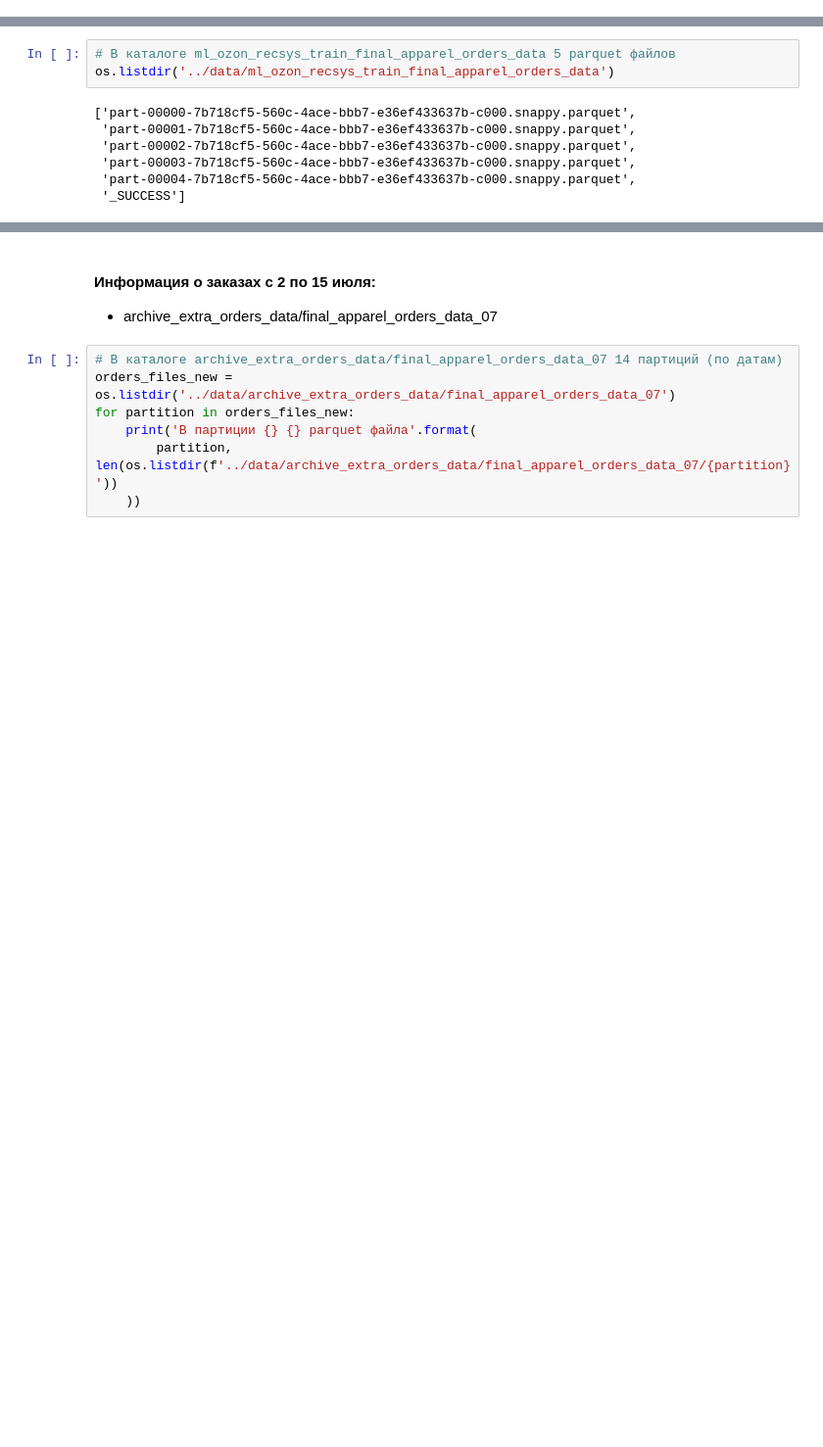
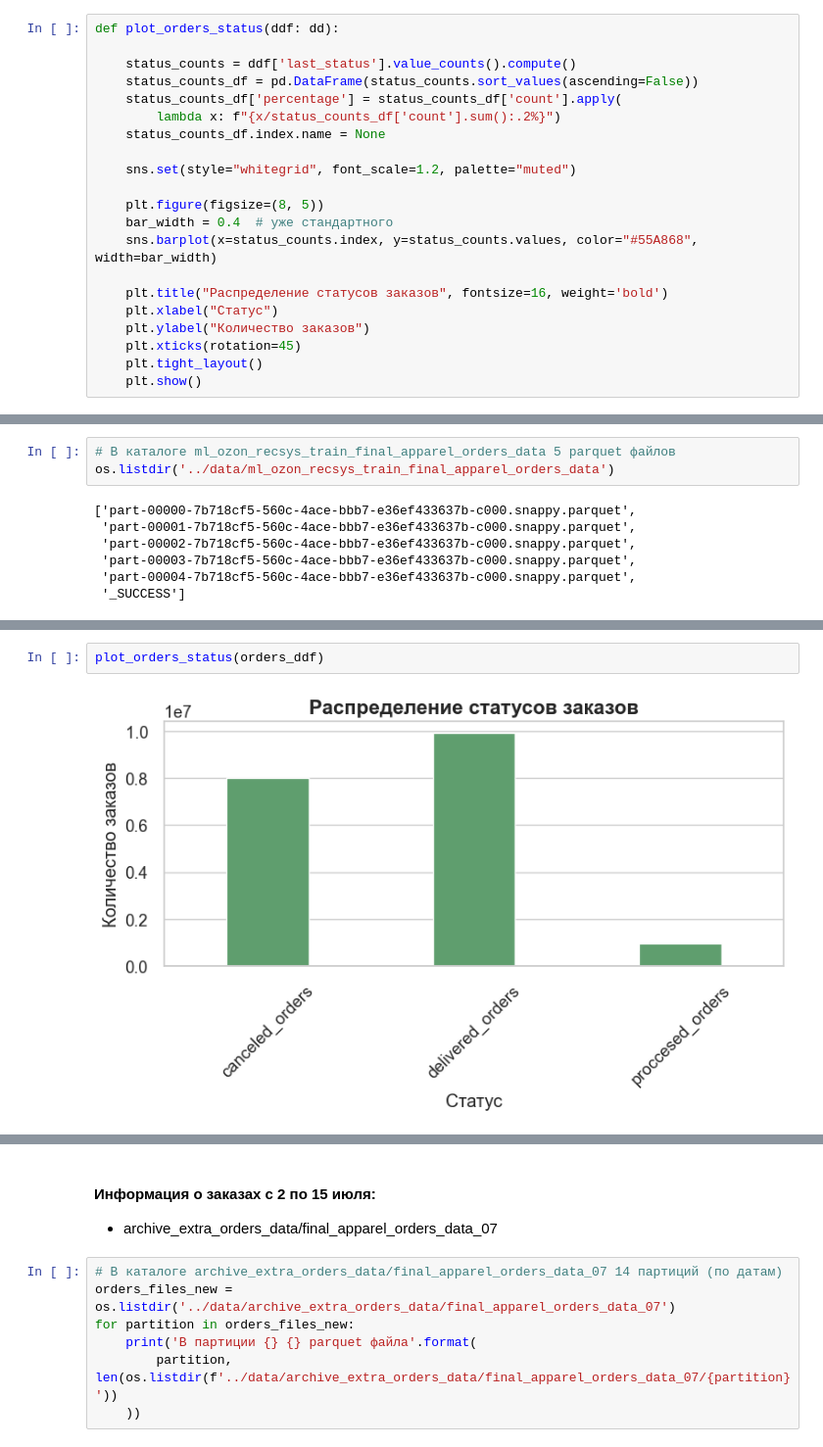
Before and after one commit to Denis-R-V/Ozon_RecSys, a Jupyter notebook: notebooks/1_EDA.ipynb, the cells around one changed output, grey strips where cells are left out. Shown at 98% size. Cells and saved outputs as stored; diff of their text form; blank space fills up the shorter version.

```diff
--- a/notebooks/1_EDA.ipynb
+++ b/notebooks/1_EDA.ipynb
@@ -23,0 +42,21 @@ sns.set_palette("husl")
+# %%
+def plot_orders_status(ddf: dd):
+
+    status_counts = ddf['last_status'].value_counts().compute()
+    status_counts_df = pd.DataFrame(status_counts.sort_values(ascending=False))
+    status_counts_df['percentage'] = status_counts_df['count'].apply(
+        lambda x: f"{x/status_counts_df['count'].sum():.2%}")
+    status_counts_df.index.name = None
+
+    sns.set(style="whitegrid", font_scale=1.2, palette="muted")
+
+    plt.figure(figsize=(8, 5))
+    bar_width = 0.4  # уже стандартного
+    sns.barplot(x=status_counts.index, y=status_counts.values, color="#55A868", width=bar_width)
+
+    plt.title("Распределение статусов заказов", fontsize=16, weight='bold')
+    plt.xlabel("Статус")
+    plt.ylabel("Количество заказов")
+    plt.xticks(rotation=45)
+    plt.tight_layout()
+    plt.show()
@@ -81,0 +246,4 @@ proccesed_orders   960296      5.08%
+# %%
+plot_orders_status(orders_ddf)
+# %% [output]
+[figure, added]
```
Also changed, not shown: parts of 40 cells of this notebook.
